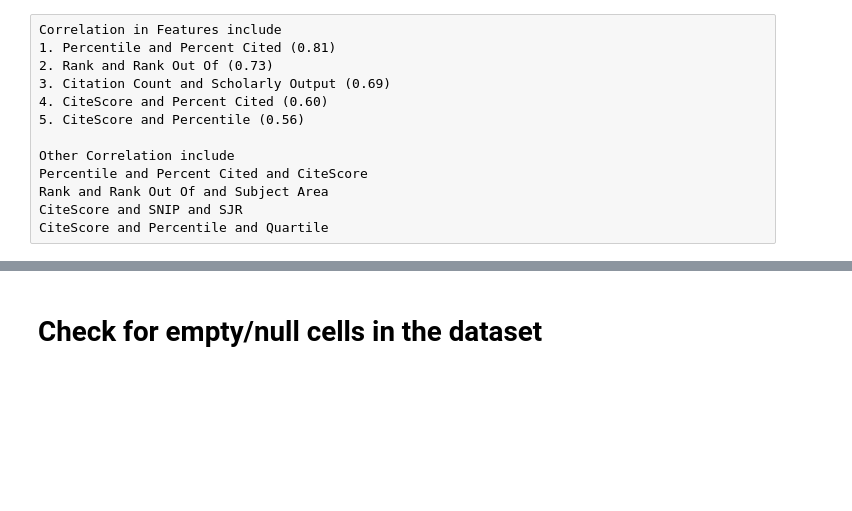
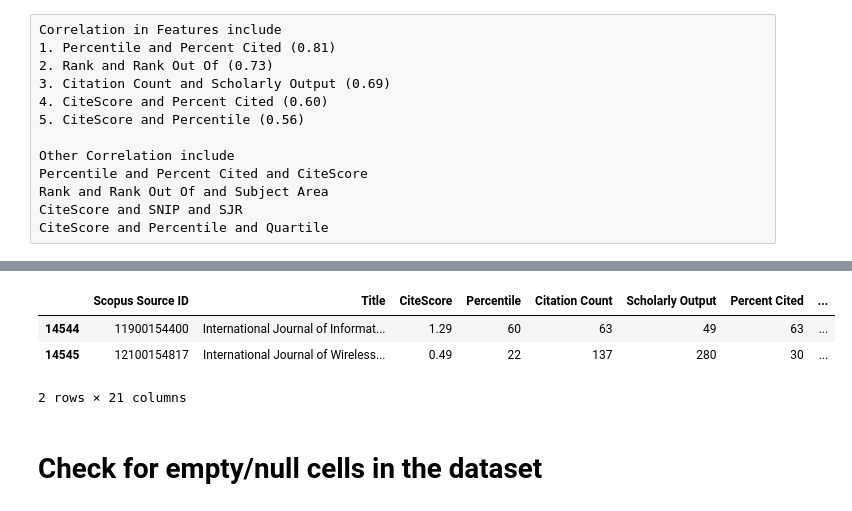
Before and after one commit to Oritsegbubemi/journal-ranking-system-dataset, a Jupyter notebook: Scopus Journals.ipynb, the cells around one changed output, grey strips where cells are left out. Drawn from its saved outputs; the diff is of its cells as text; code cells hidden in the pictures; blank space fills up the shorter version.

```diff
--- a/Scopus Journals.ipynb
+++ b/Scopus Journals.ipynb
@@ -90,3 +83,10 @@ computer_journal.head()
+# %%
+journal.head(2)
+# %% [output]
+|  | Scopus Source ID | Title | CiteScore | Percentile | Citation Count | Scholarly Output | Percent Cited | ... |
+| 14544 | 11900154400 | International Journal of Informat... | 1.29 | 60 | 63 | 49 | 63 | ... |
+| 14545 | 12100154817 | International Journal of Wireless... | 0.49 | 22 | 137 | 280 | 30 | ... |
+2 rows × 21 columns
 # %% [markdown]
 # Check for empty/null cells in the dataset
 # %%
```
Also changed, not shown: parts of 27 cells of this notebook, 24 other files.
